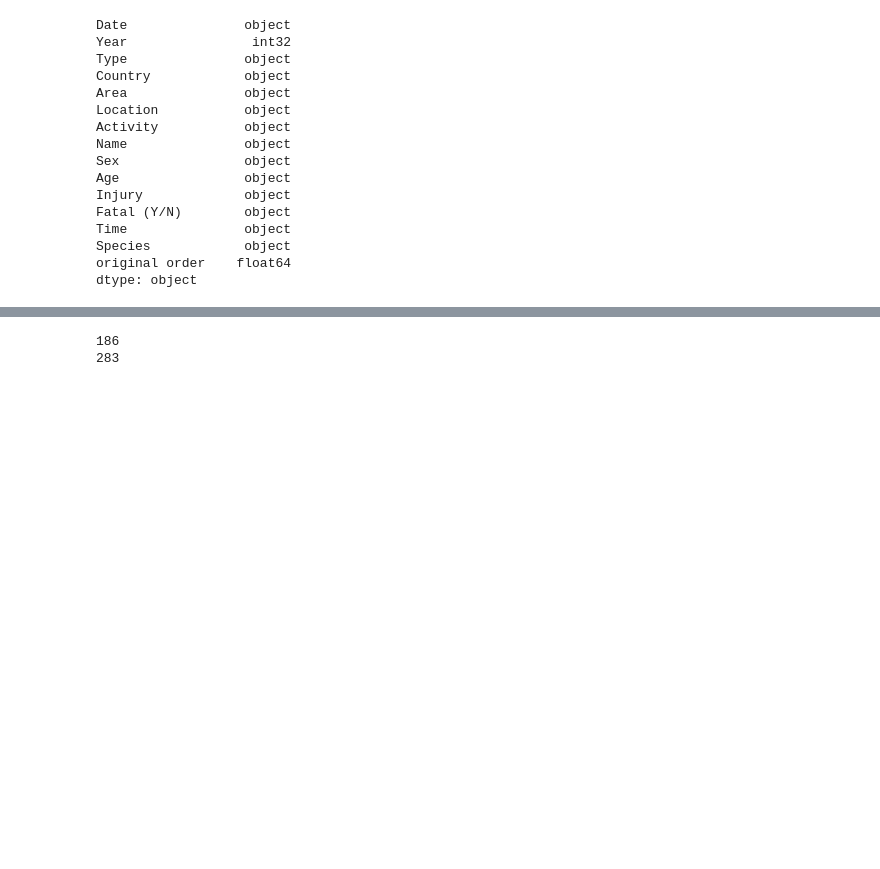
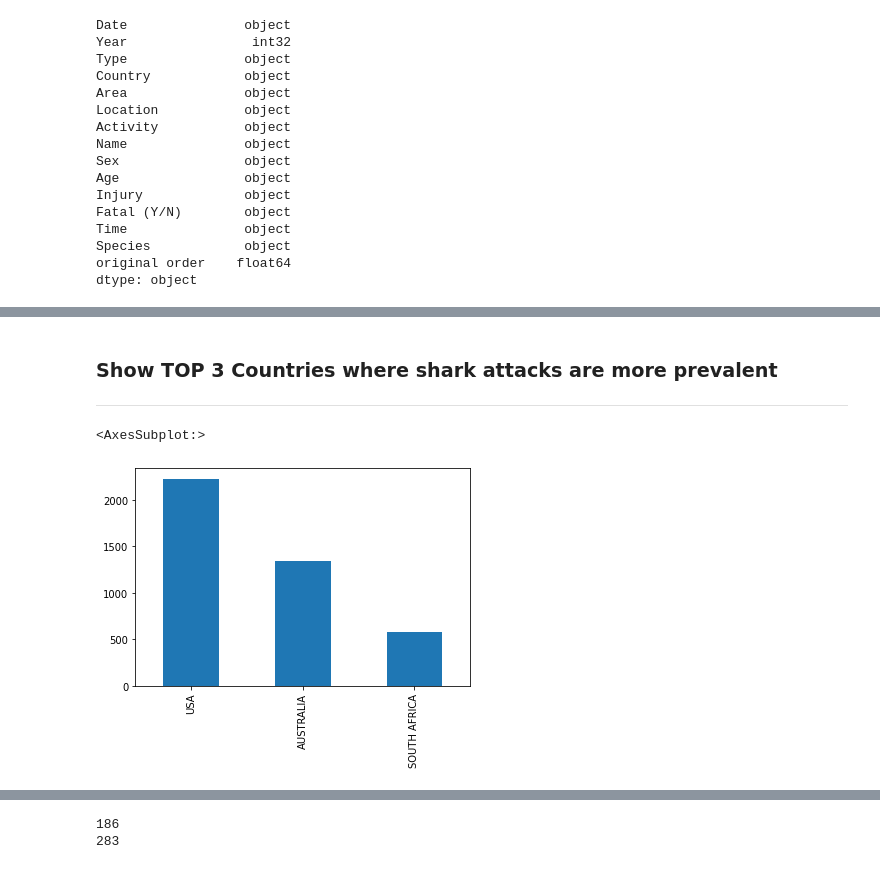
Before and after one commit to rfbj/IRONHACK-DATA-ANALYSIS, a Jupyter notebook: PROJECTS/Data Cleaning - Shark Attack/Data Cleaning - Shark Attack.ipynb, the cells around one changed output, grey strips where cells are left out. Cells and saved outputs as stored; diff of their text form; code cells hidden in the pictures; blank space fills up the shorter version.

```diff
--- a/PROJECTS/Data Cleaning - Shark Attack/Data Cleaning - Shark Attack.ipynb
+++ b/PROJECTS/Data Cleaning - Shark Attack/Data Cleaning - Shark Attack.ipynb
@@ -292,0 +320,17 @@ ValueError: invalid literal for int() with base 10: '40s'
+# %% [markdown]
+### Show TOP 3 Countries where shark attacks are more prevalent
+
+---
+# %%
+%matplotlib inline
+#shark_data
+#shark_data2 = shark_data.copy()
+#shark_data2["Country"].value_counts(normalize=True)
+#shark_data2[~((shark_data2.loc[:,"Country"] == "USA") & (shark_data2.loc[:,"Country"] == "AUSTRALIA") & (shark_data2.loc[:,"Country"] == "SOUTH AFRICA"))] = "OTHER COUNTRIES"
+#shark_data2["Country"][~((shark_data2.loc[:,"Country"] == "USA") & (shark_data2.loc[:,"Country"] == "AUSTRALIA") & (shark_data2.loc[:,"Country"] == "SOUTH AFRICA"))] = "OTHER COUNTRIES"
+#shark_data2["Country"][((shark_data2.loc[:,"Country"] != "USA") & (shark_data2.loc[:,"Country"] != "AUSTRALIA") & (shark_data2.loc[:,"Country"] != "SOUTH AFRICA"))] = "OTHER COUNTRIES"
+#shark_data2["Country"].value_counts().plot(kind="bar")
+shark_data2["Country"][shark_data2.loc[:,"Country"] != "OTHER COUNTRIES"].value_counts().plot(kind="bar")
+# %% [output]
+<AxesSubplot:>
+[figure, added]
```
Also changed, not shown: parts of 16 cells of this notebook.
